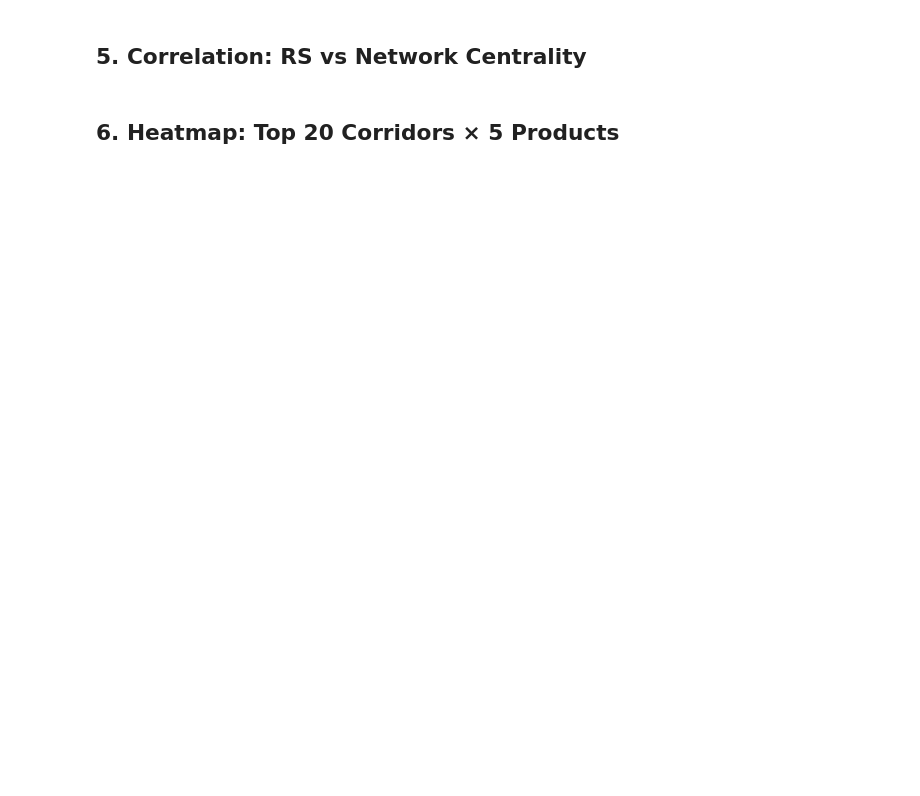
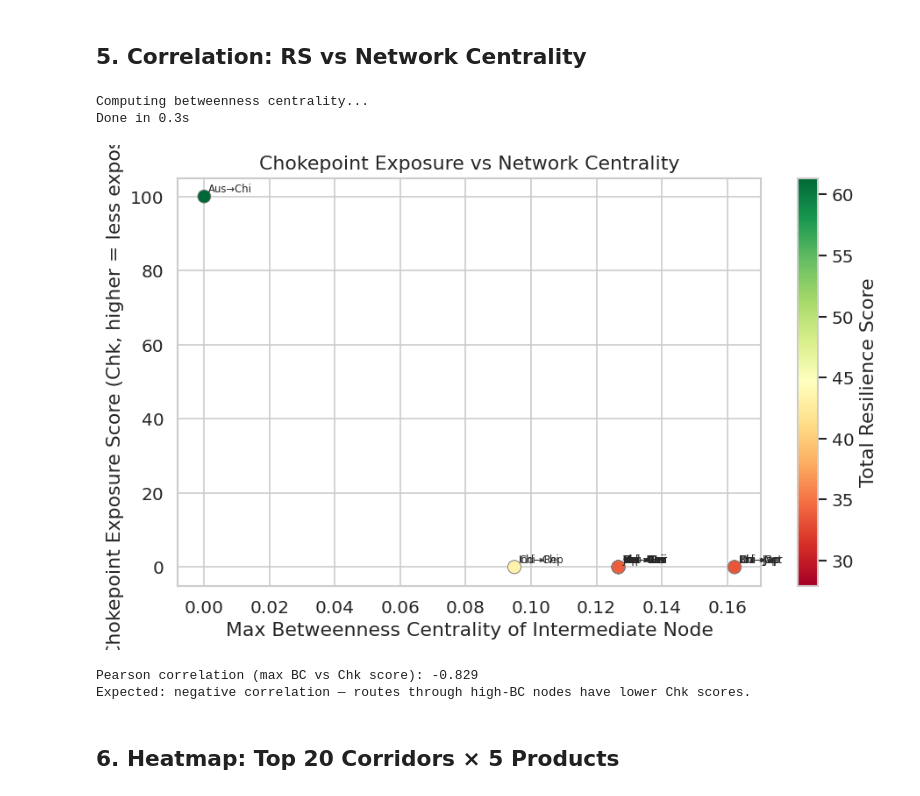
Before and after one commit to lucasnyc/is5126-assignment1, a Jupyter notebook: daniel/FinalAssignment/sentinel-trade/notebooks/05_resilience_score_validation.ipynb, the cells around one changed output. Cells and saved outputs as stored; diff of their text form; code cells hidden in the pictures; blank space fills up the shorter version.

```diff
--- a/daniel/FinalAssignment/sentinel-trade/notebooks/05_resilience_score_validation.ipynb
+++ b/daniel/FinalAssignment/sentinel-trade/notebooks/05_resilience_score_validation.ipynb
@@ -114,8 +121,8 @@ KEY_CORRIDORS = [
     ('China',         'United States'),
     ('China',         'Germany'),
     ('China',         'Japan'),
-    ('China',         'South Korea'),
-    ('China',         'Netherlands'),
+    ('China',         'Republic of Korea'),
+    ('China',         'Netherlands (Kingdom of the)'),
     ('United States', 'Germany'),
     ('United States', 'Japan'),
     ('Japan',         'United States'),
@@ -127,8 +134,8 @@ KEY_CORRIDORS = [
     ('Brazil',        'Germany'),
     ('Australia',     'China'),
     ('Singapore',     'Germany'),
-    ('South Korea',   'United States'),
-    ('Vietnam',       'United States'),
+    ('Republic of Korea', 'United States'),
+    ('Viet Nam',      'United States'),
     ('Malaysia',      'Germany'),
     ('Indonesia',     'China'),
 ]
@@ -147,7 +154,7 @@ for origin, dest in KEY_CORRIDORS:
                 'Bil (×0.25)':     round(rs.get('bil_score',   np.nan), 1),
                 'Chk (×0.25)':     round(rs.get('chk_score',   np.nan), 1),
                 'Fleet (×0.15)':   round(rs.get('fleet_score', np.nan), 1),
-                'Best Cost (USD)': round(routes[0]['cost'], 0) if routes else np.nan,
+                'Best Cost':       round(routes[0].cost, 4),
             })
         else:
             records.append({'Origin': origin, 'Destination': dest, 'Total RS': np.nan})
@@ -233,7 +270,7 @@ for origin, dest in KEY_CORRIDORS:
             rs = scorer.compute(origin, dest, routes, year=2021)
             chk_score = rs.get('chk_score', np.nan)
             # Max betweenness of any intermediate node on the top route
-            path = routes[0]['path']
+            path = routes[0].path  # Route object, use .path attribute
             intermediates = path[1:-1]  # exclude origin and dest
             max_bc = max((bc.get(n, 0.0) for n in intermediates), default=0.0)
             scatter_data.append({
@@ -243,33 +280,39 @@ for origin, dest in KEY_CORRIDORS:
                 'total_rs':           rs.get('total_score', np.nan)
             })
     except Exception:
         pass
 
 scatter_df = pd.DataFrame(scatter_data).dropna()
 
 fig, ax = plt.subplots(figsize=(8, 5))
 sc = ax.scatter(
     scatter_df['max_intermediate_bc'],
     scatter_df['chk_score'],
     c=scatter_df['total_rs'], cmap='RdYlGn',
     s=80, edgecolors='grey', linewidth=0.5, zorder=3
 )
 plt.colorbar(sc, ax=ax, label='Total Resilience Score')
 for _, row in scatter_df.iterrows():
     ax.annotate(row['corridor'],
                 xy=(row['max_intermediate_bc'], row['chk_score']),
                 fontsize=7, xytext=(3, 3), textcoords='offset points')
 
 ax.set_xlabel('Max Betweenness Centrality of Intermediate Node')
 ax.set_ylabel('Chokepoint Exposure Score (Chk, higher = less exposed)')
 ax.set_title('Chokepoint Exposure vs Network Centrality')
 plt.tight_layout()
 plt.show()
 
 if len(scatter_df) > 3:
     corr = scatter_df['max_intermediate_bc'].corr(scatter_df['chk_score'])
     print(f'Pearson correlation (max BC vs Chk score): {corr:.3f}')
     print('Expected: negative correlation — routes through high-BC nodes have lower Chk scores.')
+# %% [output]
+Computing betweenness centrality...
+Done in 0.3s
+[figure, added]
+Pearson correlation (max BC vs Chk score): -0.829
+Expected: negative correlation — routes through high-BC nodes have lower Chk scores.
 # %% [markdown]
 ## 6. Heatmap: Top 20 Corridors × 5 Products
 # %%
```
Also changed, not shown: parts of 5 cells of this notebook, 15 other files.
